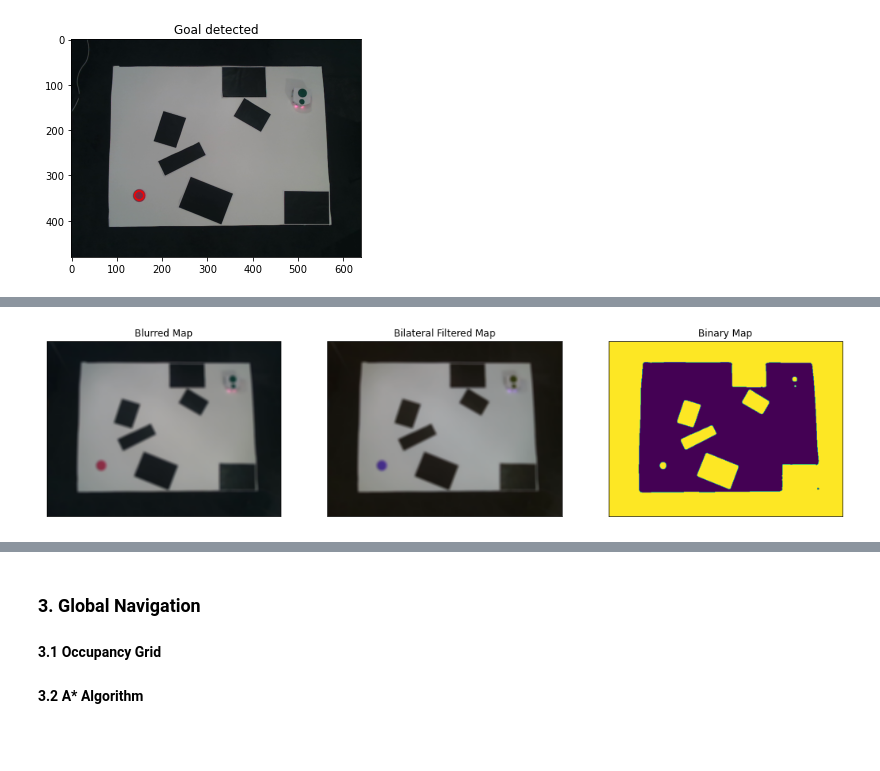
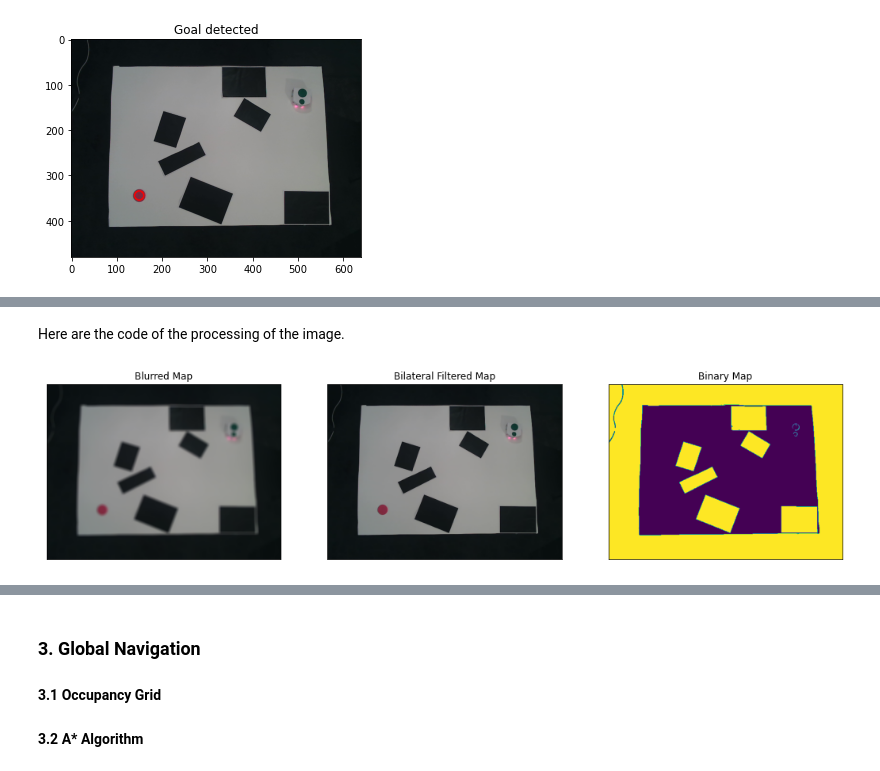
Before and after one commit to Batou1406/Mobile-Robotics-Project, a Jupyter notebook: Report_vision.ipynb, the cells around one changed output, grey strips where cells are left out. Saved outputs shown, nothing was run; the diff lists cells and outputs as text; code cells hidden in the pictures; blank space fills up the shorter version.

```diff
--- a/Report_vision.ipynb
+++ b/Report_vision.ipynb
@@ -197,26 +180,43 @@ ERODE ET DILATE!!!!!!!! à cet endroit la ?
+# %% [markdown]
+Here are the code of the processing of the image.
 # %%
+image_obstacles = image.copy()
 
-map_rgb=cv2.cvtColor(image, cv2.COLOR_BGR2RGB)
-map_blur=cv2.blur(map_rgb,(10,10))
-map_rgb=cv2.cvtColor(map_blur, cv2.COLOR_BGR2RGB)
-map_bilateral=cv2.bilateralFilter(map_rgb,5,15,15)
-map_gray=cv2.cvtColor(map_bilateral, cv2.COLOR_RGB2GRAY)
-_, map_binary=cv2.threshold(map_gray, 70, 255, cv2.THRESH_BINARY_INV)
-mask=map_binary
+# Convert to RGB
+map_rgb = cv2.cvtColor(image_obstacles, cv2.COLOR_BGR2RGB)
+
+# Blur Image
+map_blur = cv2.blur(map_rgb,(10,10))
+
+# Apply Bilateral filter
+map_bilateral = cv2.bilateralFilter(map_rgb,5,15,15)
+
+# Create Binary Image
+map_gray = cv2.cvtColor(map_bilateral, cv2.COLOR_RGB2GRAY)
+_, map_binary = cv2.threshold(map_gray, 40, 255, cv2.THRESH_BINARY_INV)
+
+# Opening to remove noise
+kernel_morph = np.ones((10,10),np.uint8)
+map_clean = cv2.morphologyEx(map_binary, cv2.MORPH_OPEN, kernel_morph)
+
+kernel_erode = np.ones((10,10),np.uint8)
+kernel_dilate = np.ones((70,70),np.uint8)
+map_occupancy = cv2.erode(map_clean, kernel_erode, iterations=1)
+map_occupancy = cv2.dilate(map_occupancy, kernel_dilate, iterations=1)
 
 plt.figure(figsize=(18,18))
 
 plt.subplot(1,3,1),plt.imshow(map_blur)
 plt.title("Blurred Map")
 plt.xticks([]),plt.yticks([])
 
 plt.subplot(1,3,2),plt.imshow(map_bilateral)
 plt.title("Bilateral Filtered Map")
 plt.xticks([]),plt.yticks([])
 
 plt.subplot(1,3,3),plt.imshow(map_binary)
 plt.title("Binary Map")
 plt.xticks([]),plt.yticks([])
 plt.show()
 # %% [output]
-[figure, old version]
+[figure, new version]
```
Also changed, not shown: parts of 9 cells of this notebook.
